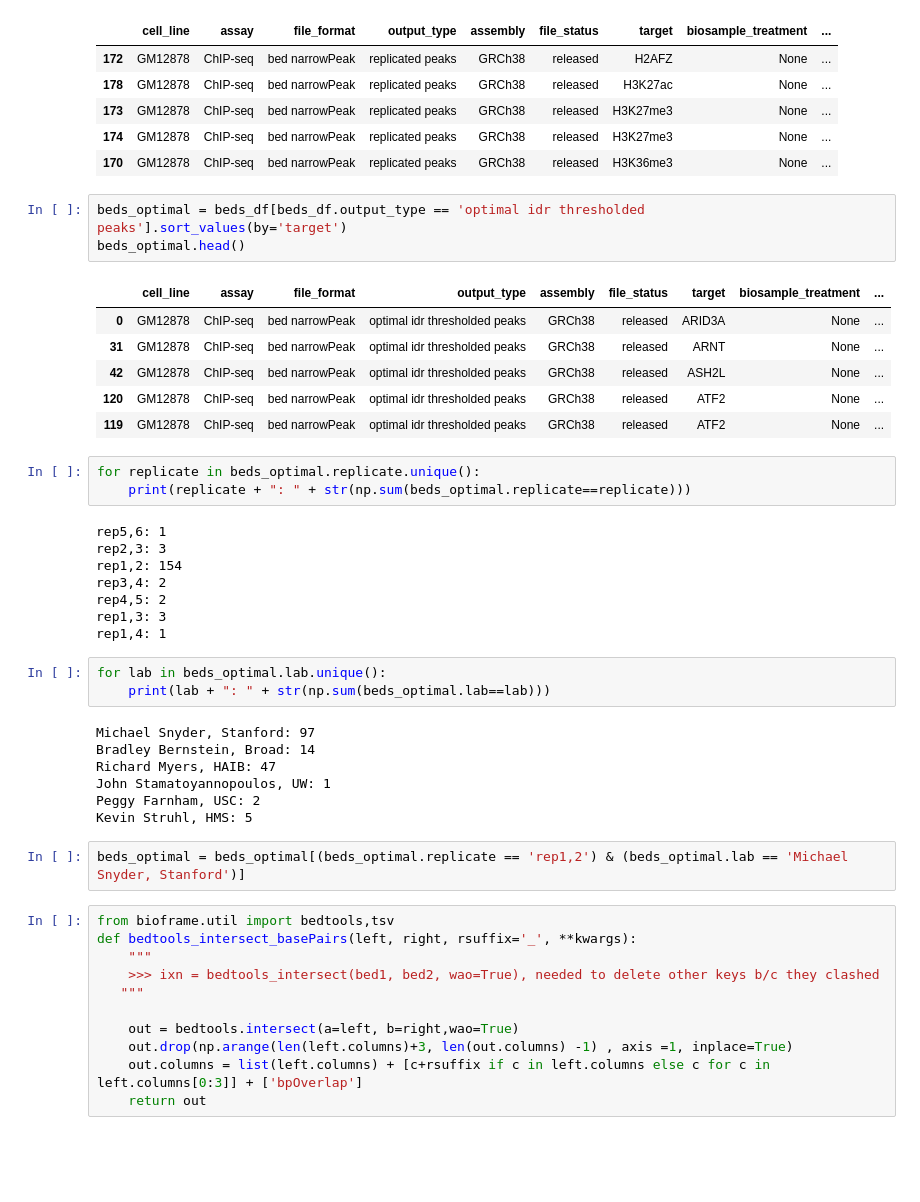
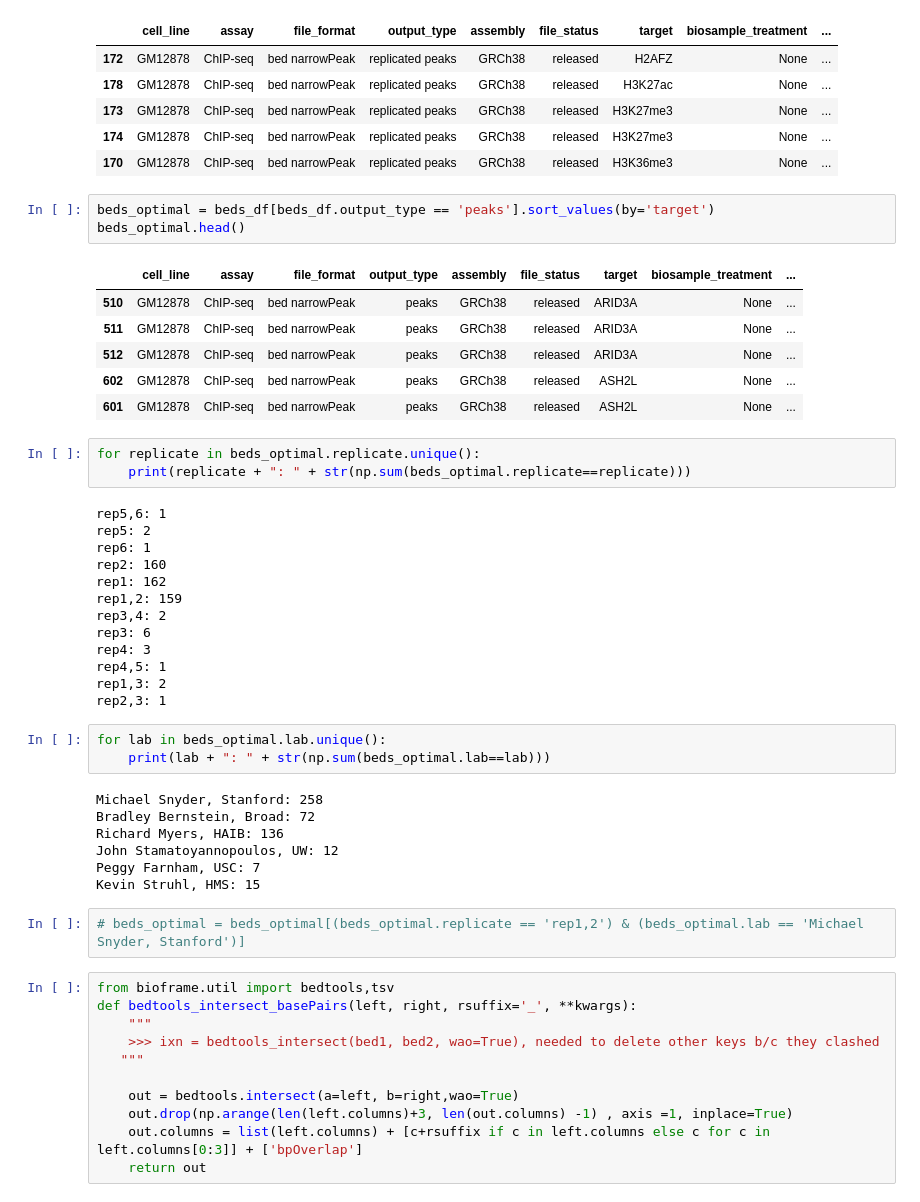
Before and after one commit to luisdiaz1997/HMM3P, a Jupyter notebook: notebooks/Supplemental Figure 2- Chipseq.ipynb, the cells around one changed output. Saved outputs shown, nothing was run; the diff lists cells and outputs as text; blank space fills up the shorter version.

```diff
--- a/notebooks/Supplemental Figure 2- Chipseq.ipynb
+++ b/notebooks/Supplemental Figure 2- Chipseq.ipynb
@@ -70,38 +70,43 @@ beds_replicated.head()
 | 174 | GM12878 | ChIP-seq | bed narrowPeak | replicated peaks | GRCh38 | released | H3K27me3 | None | ... |
 | 170 | GM12878 | ChIP-seq | bed narrowPeak | replicated peaks | GRCh38 | released | H3K36me3 | None | ... |
 # %%
-beds_optimal = beds_df[beds_df.output_type == 'optimal idr thresholded peaks'].sort_values(by='target')
+beds_optimal = beds_df[beds_df.output_type == 'peaks'].sort_values(by='target')
 beds_optimal.head()
 # %% [output]
 |  | cell_line | assay | file_format | output_type | assembly | file_status | target | biosample_treatment | ... |
-| 0 | GM12878 | ChIP-seq | bed narrowPeak | optimal idr thresholded peaks | GRCh38 | released | ARID3A | None | ... |
-| 31 | GM12878 | ChIP-seq | bed narrowPeak | optimal idr thresholded peaks | GRCh38 | released | ARNT | None | ... |
-| 42 | GM12878 | ChIP-seq | bed narrowPeak | optimal idr thresholded peaks | GRCh38 | released | ASH2L | None | ... |
-| 120 | GM12878 | ChIP-seq | bed narrowPeak | optimal idr thresholded peaks | GRCh38 | released | ATF2 | None | ... |
-| 119 | GM12878 | ChIP-seq | bed narrowPeak | optimal idr thresholded peaks | GRCh38 | released | ATF2 | None | ... |
+| 510 | GM12878 | ChIP-seq | bed narrowPeak | peaks | GRCh38 | released | ARID3A | None | ... |
+| 511 | GM12878 | ChIP-seq | bed narrowPeak | peaks | GRCh38 | released | ARID3A | None | ... |
+| 512 | GM12878 | ChIP-seq | bed narrowPeak | peaks | GRCh38 | released | ARID3A | None | ... |
+| 602 | GM12878 | ChIP-seq | bed narrowPeak | peaks | GRCh38 | released | ASH2L | None | ... |
+| 601 | GM12878 | ChIP-seq | bed narrowPeak | peaks | GRCh38 | released | ASH2L | None | ... |
 # %%
 for replicate in beds_optimal.replicate.unique():
     print(replicate + ": " + str(np.sum(beds_optimal.replicate==replicate)))
 # %% [output]
 rep5,6: 1
-rep2,3: 3
-rep1,2: 154
+rep5: 2
+rep6: 1
+rep2: 160
+rep1: 162
+rep1,2: 159
 rep3,4: 2
-rep4,5: 2
-rep1,3: 3
-rep1,4: 1
+rep3: 6
+rep4: 3
+rep4,5: 1
+rep1,3: 2
+rep2,3: 1
 # %%
 for lab in beds_optimal.lab.unique():
     print(lab + ": " + str(np.sum(beds_optimal.lab==lab)))
 # %% [output]
-Michael Snyder, Stanford: 97
-Bradley Bernstein, Broad: 14
-Richard Myers, HAIB: 47
-John Stamatoyannopoulos, UW: 1
-Peggy Farnham, USC: 2
-Kevin Struhl, HMS: 5
+Michael Snyder, Stanford: 258
+Bradley Bernstein, Broad: 72
+Richard Myers, HAIB: 136
+John Stamatoyannopoulos, UW: 12
+Peggy Farnham, USC: 7
+Kevin Struhl, HMS: 15
 # %%
-beds_optimal = beds_optimal[(beds_optimal.replicate == 'rep1,2') & (beds_optimal.lab == 'Michael Snyder, Stanford')]
+# beds_optimal = beds_optimal[(beds_optimal.replicate == 'rep1,2') & (beds_optimal.lab == 'Michael Snyder, Stanford')]
 # %%
 from bioframe.util import bedtools,tsv
 def bedtools_intersect_basePairs(left, right, rsuffix='_', **kwargs):
```
Also changed, not shown: parts of 10 cells of this notebook.
